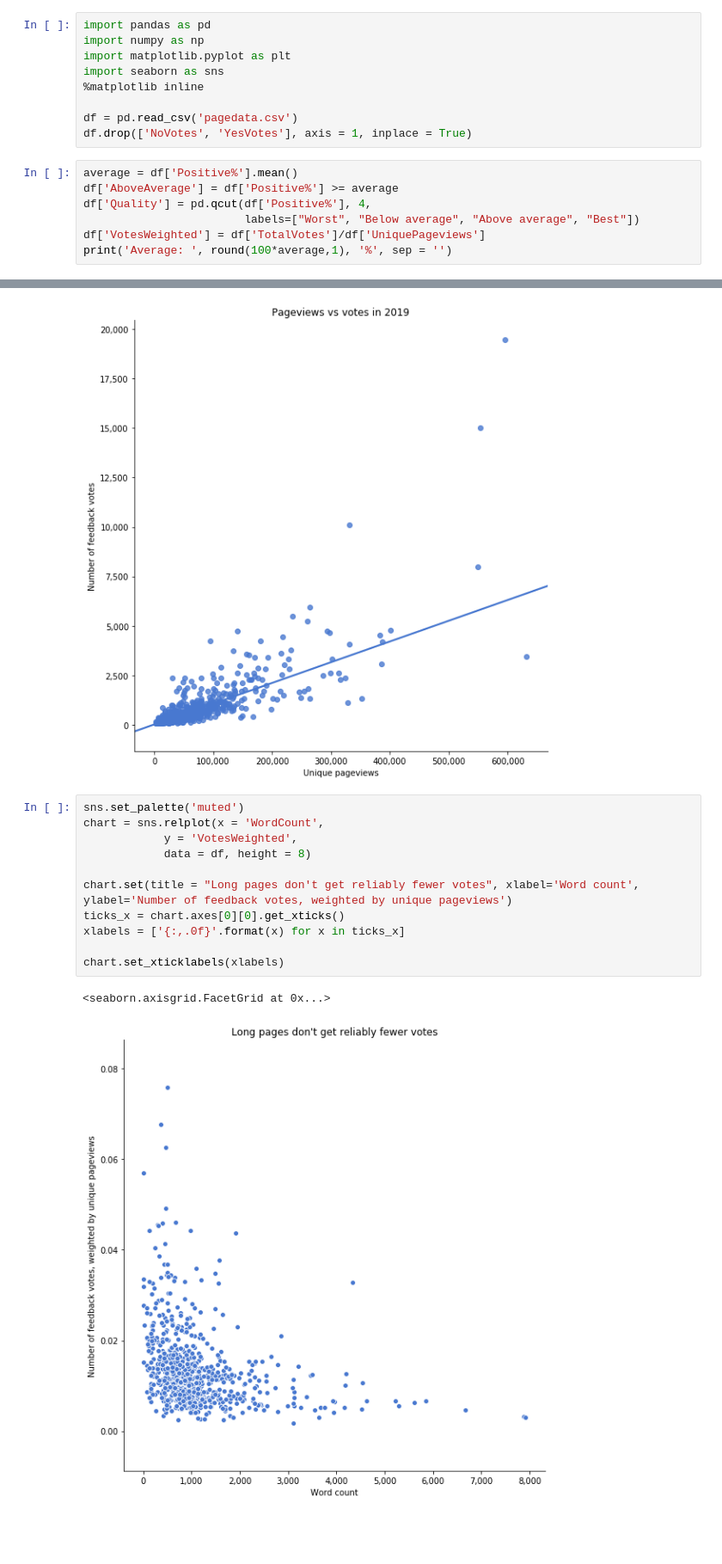
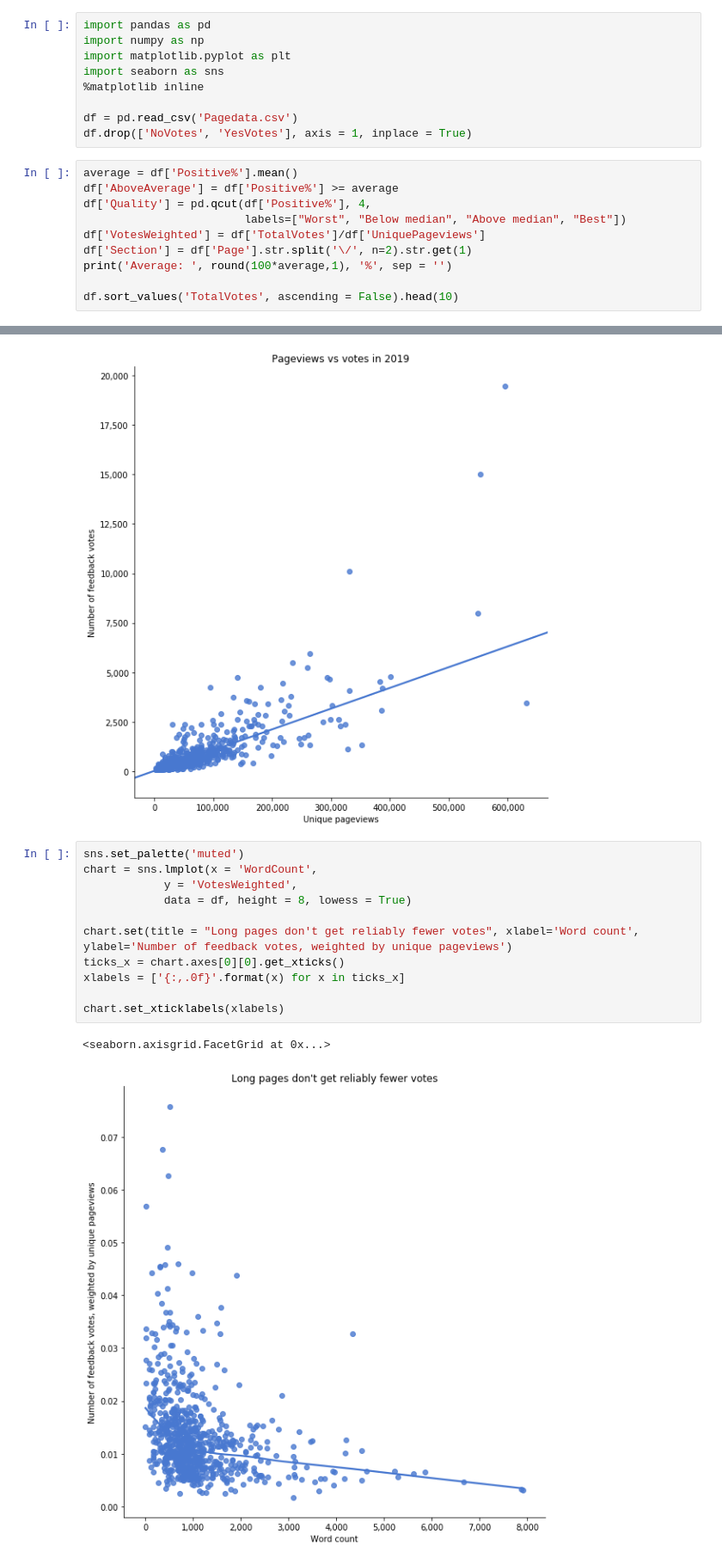
Before and after one commit to MrAlecJohnson/text_analysis, a Jupyter notebook: word_count_analysis.ipynb, the cells around one changed output, grey strips where cells are left out. Shown at 86% size. Cells and saved outputs as stored; diff of their text form; blank space fills up the shorter version.

```diff
--- a/word_count_analysis.ipynb
+++ b/word_count_analysis.ipynb
@@ -5,14 +5,17 @@ import matplotlib.pyplot as plt
 import seaborn as sns
 %matplotlib inline
 
-df = pd.read_csv('pagedata.csv')
+df = pd.read_csv('Pagedata.csv')
 df.drop(['NoVotes', 'YesVotes'], axis = 1, inplace = True)
 # %%
 average = df['Positive%'].mean()
 df['AboveAverage'] = df['Positive%'] >= average
 df['Quality'] = pd.qcut(df['Positive%'], 4,
-                        labels=["Worst", "Below average", "Above average", "Best"])
+                        labels=["Worst", "Below median", "Above median", "Best"])
 df['VotesWeighted'] = df['TotalVotes']/df['UniquePageviews']
+df['Section'] = df['Page'].str.split('\/', n=2).str.get(1)
 print('Average: ', round(100*average,1), '%', sep = '')
+
+df.sort_values('TotalVotes', ascending = False).head(10)
 # %% [output]
 Average: 72.5%
@@ -98,15 +112,15 @@ chart.set_yticklabels(ylabels)
 [figure]
 # %%
 sns.set_palette('muted')
-chart = sns.relplot(x = 'WordCount',
+chart = sns.lmplot(x = 'WordCount',
             y = 'VotesWeighted',
-            data = df, height = 8)
+            data = df, height = 8, lowess = True)
 
 chart.set(title = "Long pages don't get reliably fewer votes", xlabel='Word count', ylabel='Number of feedback votes, weighted by unique pageviews')
 ticks_x = chart.axes[0][0].get_xticks()
 xlabels = ['{:,.0f}'.format(x) for x in ticks_x]
 
 chart.set_xticklabels(xlabels)
 # %% [output]
 <seaborn.axisgrid.FacetGrid at 0x...>
-[figure, old version]
+[figure, new version]
```
Also changed, not shown: parts of 6 cells of this notebook, 1 other file.
